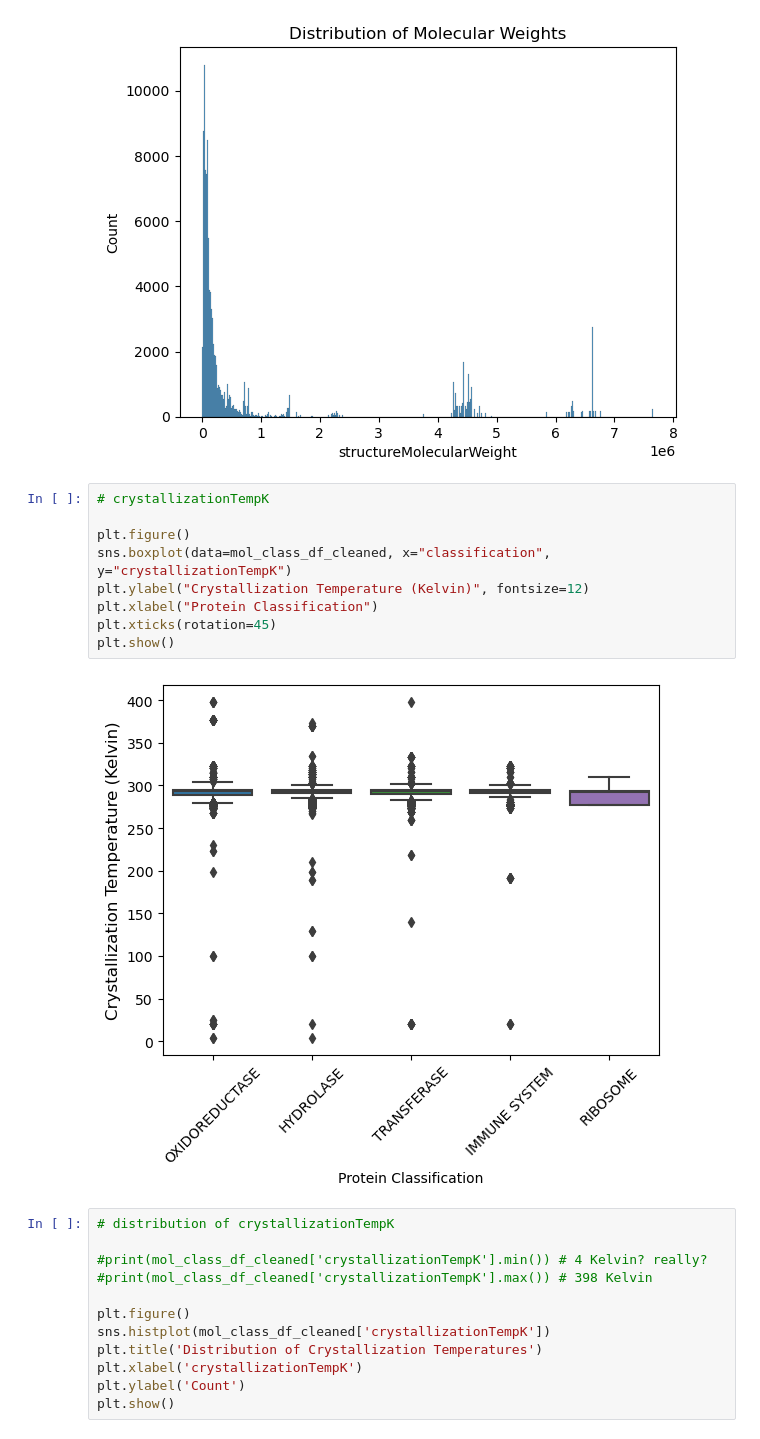
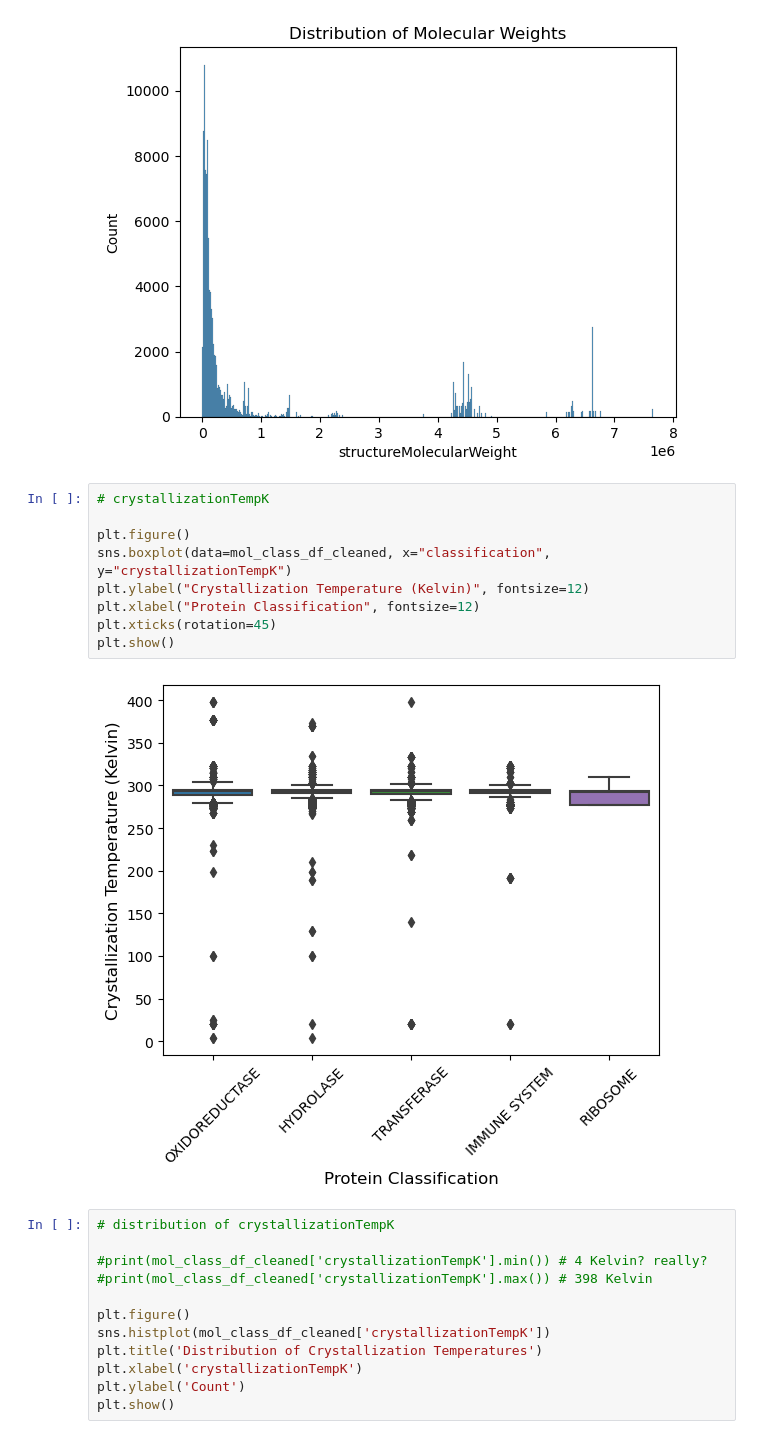
Before and after one commit to sramshey/emeritus, a Jupyter notebook: molecule_classifier.ipynb, the cells around one changed output. Drawn from its saved outputs; the diff is of its cells as text.

```diff
--- a/molecule_classifier.ipynb
+++ b/molecule_classifier.ipynb
@@ -220,14 +220,14 @@ plt.show()
 # %%
 # crystallizationTempK
 
 plt.figure()
 sns.boxplot(data=mol_class_df_cleaned, x="classification", y="crystallizationTempK")
 plt.ylabel("Crystallization Temperature (Kelvin)", fontsize=12)
-plt.xlabel("Protein Classification")
+plt.xlabel("Protein Classification", fontsize=12)
 plt.xticks(rotation=45)
 plt.show()
 # %% [output]
-[figure, old version]
+[figure, new version]
 # %%
 # distribution of crystallizationTempK
 
```
Also changed, not shown: parts of 7 cells of this notebook.
